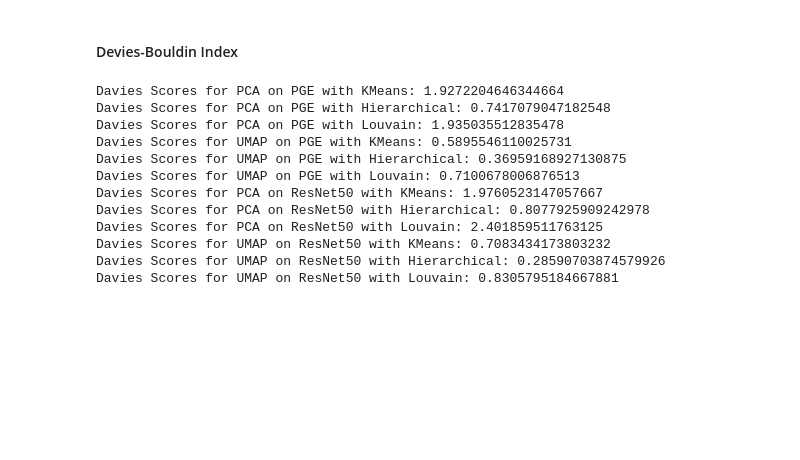
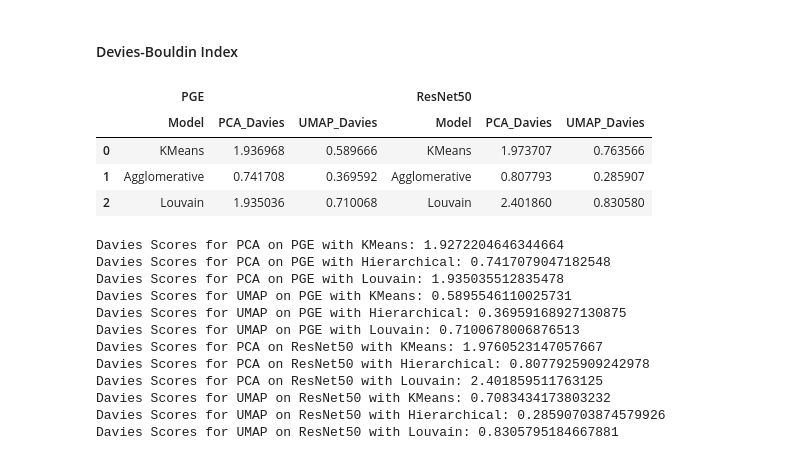
Before and after one commit to titichayajojo/Case-Study-1-Clustering, a Jupyter notebook: case_study1-2.ipynb, the cells around one changed output. Drawn from its saved outputs; the diff is of its cells as text; code cells hidden in the pictures; blank space fills up the shorter version.

Commit message:
add dataframes

```diff
--- a/case_study1-2.ipynb
+++ b/case_study1-2.ipynb
@@ -676,6 +682,36 @@ davies_scores_pca_resnet_louvain = metric_calculation('davies', test_data_resnet
 davies_scores_umap_resnet_kmeans = metric_calculation('davies', test_data_resnet50_umap,best_k_resnet_umap_kmean,Model=KMeans)
 davies_scores_umap_resnet_hier = metric_calculation('davies', test_data_resnet50_umap,best_k_resnet_umap_hier,Model=AgglomerativeClustering)
 davies_scores_umap_resnet_louvain = metric_calculation('davies', test_data_resnet50_umap,best_r_resnet_umap_louvain,Model=Louvain)
+# %%
+# PGE DataFrame
+davies_silhouette_data = {
+    'Model': ['KMeans', 'Agglomerative', 'Louvain'],
+    'PCA_Davies': [davies_scores_pca_pge_kmeans, davies_scores_pca_pge_hier, davies_scores_pca_pge_louvain],
+    'UMAP_Davies': [davies_scores_umap_pge_kmeans, davies_scores_umap_pge_hier, davies_scores_umap_pge_louvain],
+}
+
+davies_silhouette_df = pd.DataFrame(davies_silhouette_data)
+
+# ResNet50 DataFrame
+resnet_davies_data = {
+    'Model': ['KMeans', 'Agglomerative', 'Louvain'],
+    'PCA_Davies': [davies_scores_pca_resnet_kmeans, davies_scores_pca_resnet_hier, davies_scores_pca_resnet_louvain],
+    'UMAP_Davies': [davies_scores_umap_resnet_kmeans, davies_scores_umap_resnet_hier, davies_scores_umap_resnet_louvain],
+}
+
+resnet_davies_df = pd.DataFrame(resnet_davies_data)
+
+# Concatenate the DataFrames
+result_davies_df = pd.concat([davies_silhouette_df, resnet_davies_df], keys=['PGE', 'ResNet50'], axis=1)
+
+# Display the DataFrame
+result_davies_df
+# %% [output]
+|  | PGE |  |  | ResNet50 |  |  |
+|  | Model | PCA_Davies | UMAP_Davies | Model | PCA_Davies | UMAP_Davies |
+| 0 | KMeans | 1.936968 | 0.589666 | KMeans | 1.973707 | 0.763566 |
+| 1 | Agglomerative | 0.741708 | 0.369592 | Agglomerative | 0.807793 | 0.285907 |
+| 2 | Louvain | 1.935036 | 0.710068 | Louvain | 2.401860 | 0.830580 |
 # %%
 print("Davies Scores for PCA on PGE with KMeans:", davies_scores_pca_pge_kmeans)
 print("Davies Scores for PCA on PGE with Hierarchical:", davies_scores_pca_pge_hier)
```
Also changed, not shown: parts of 3 cells of this notebook.
